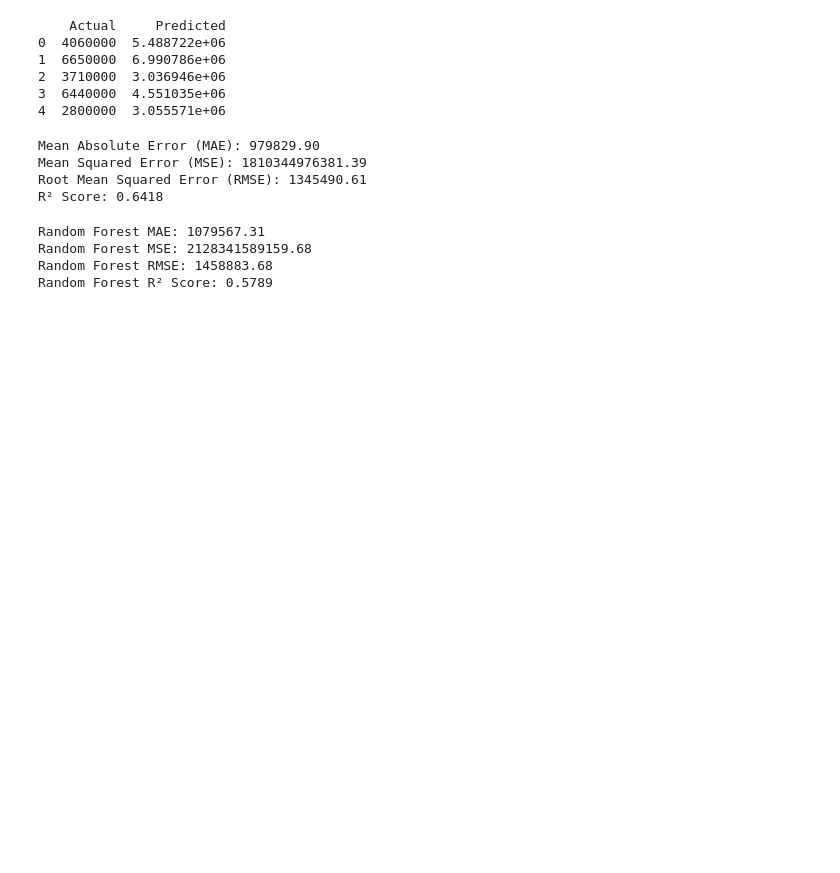
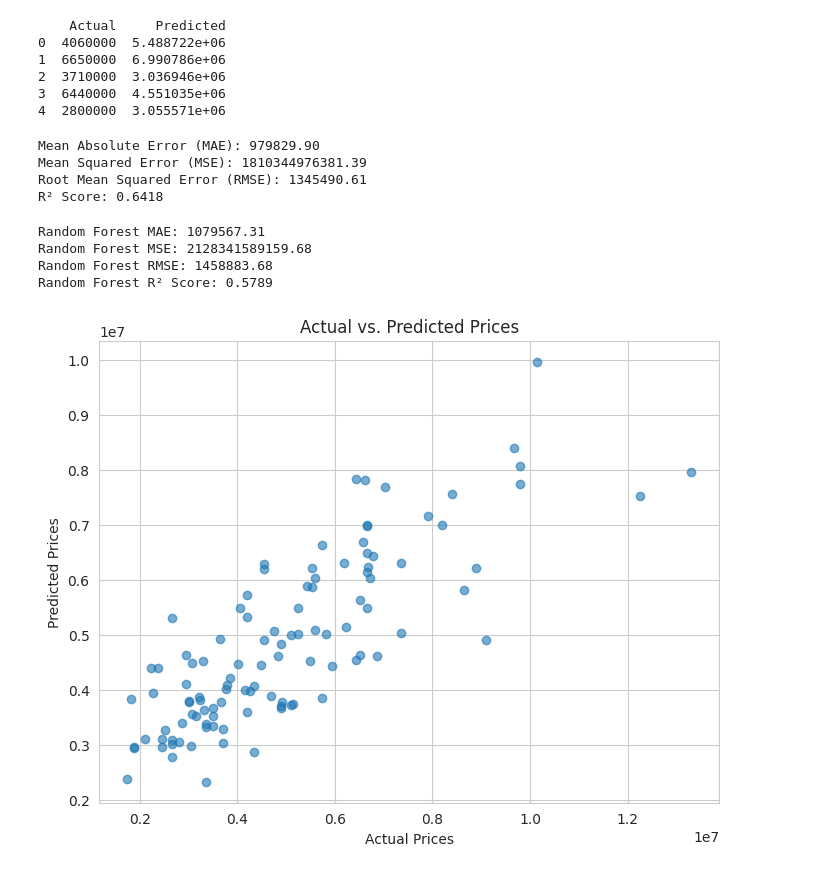
Before and after one commit to KaydenRumsey/MachineLearning-Final-project, a Jupyter notebook: Kayden_Rumsey_Machine_Learning_FInal.ipynb, the cells around one changed output. Saved outputs shown, nothing was run; the diff lists cells and outputs as text; code cells hidden in the pictures; blank space fills up the shorter version.

```diff
--- a/Kayden_Rumsey_Machine_Learning_FInal.ipynb
+++ b/Kayden_Rumsey_Machine_Learning_FInal.ipynb
@@ -242,3 +242,12 @@ Random Forest MAE: 1079567.31
 Random Forest MSE: 2128341589159.68
 Random Forest RMSE: 1458883.68
 Random Forest R² Score: 0.5789
+# %%
+plt.figure(figsize=(8,6))
+plt.scatter(y_test, y_pred, alpha=0.6)
+plt.xlabel("Actual Prices")
+plt.ylabel("Predicted Prices")
+plt.title("Actual vs. Predicted Prices")
+plt.show()
+# %% [output]
+[figure, added]
```
